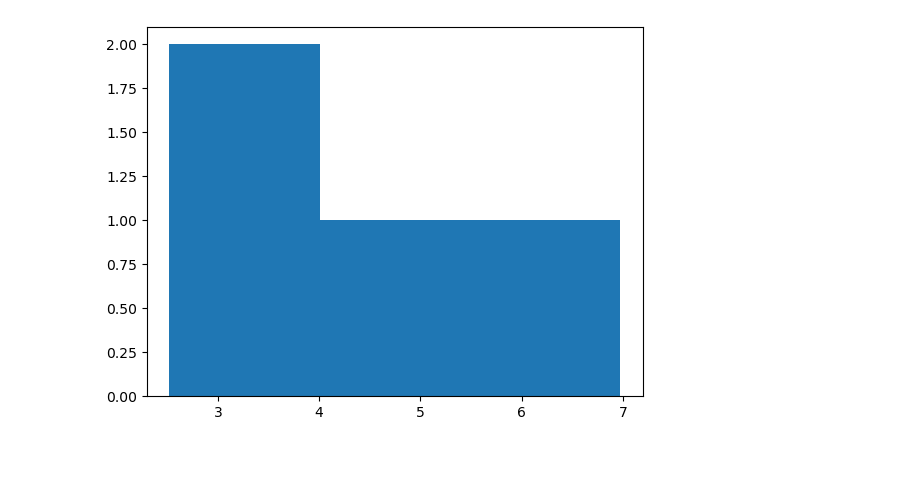
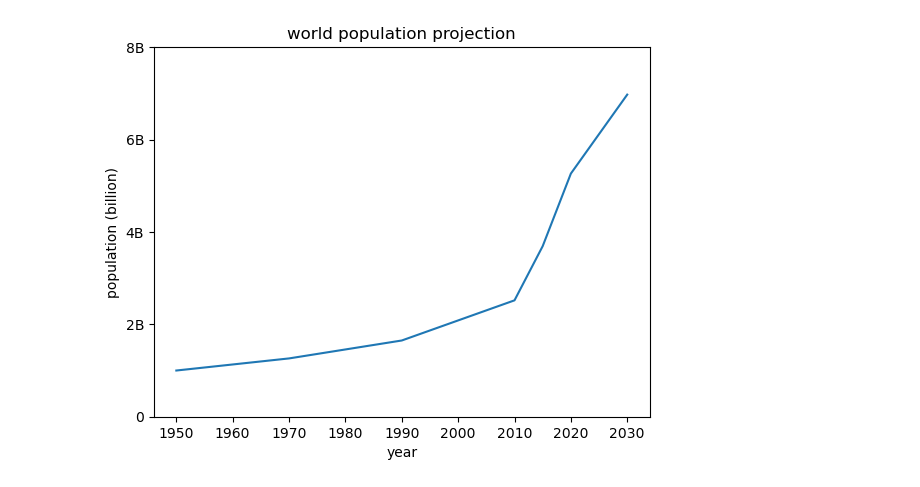
Before and after one commit to Jnn002/dc_datacamp, a Jupyter notebook: Data_analyst_python/chapter_2/customization.ipynb, the cells around one changed output. Drawn from its saved outputs; the diff is of its cells as text; code cells hidden in the pictures; blank space fills up the shorter version.

```diff
--- a/Data_analyst_python/chapter_2/customization.ipynb
+++ b/Data_analyst_python/chapter_2/customization.ipynb
@@ -1,10 +1,28 @@
-# %%
-import matplotlib.pyplot as plt
-
-year = [1950, 1970, 1990, 2010]
-pop = [2.519, 3.692, 5.263, 6.972]
-
-plt.hist(pop, bins=3)
-plt.show()
-# %% [output]
-[figure, removed]
+# %%
+import matplotlib.pyplot as plt
+
+year = [1950, 1970, 1990, 2010]
+pop = [2.519, 3.692, 5.263, 6.972]
+
+# Adding more data
+
+year = year + [2015, 2020, 2030]
+pop = [1.0, 1.262, 1.650] + pop
+# The order matters, the first element in the list will be the first element in the plot
+# but we could use the sort method to sort the data
+
+plt.plot(year, pop)
+# Adding labels
+# We could assing the value of a variable to the label
+xlab = 'year'
+plt.xlabel(xlab)
+# We could also use the string directly
+plt.ylabel('population (billion)')
+plt.title('world population projection')
+# Adding ticks
+plt.yticks([0, 2, 4, 6, 8]
+            , ['0', '2B', '4B', '6B', '8B'])
+
+plt.show()
+# %% [output]
+[figure, added]
```
Also changed, not shown: parts of 1 cell of this notebook, 2 other files.
